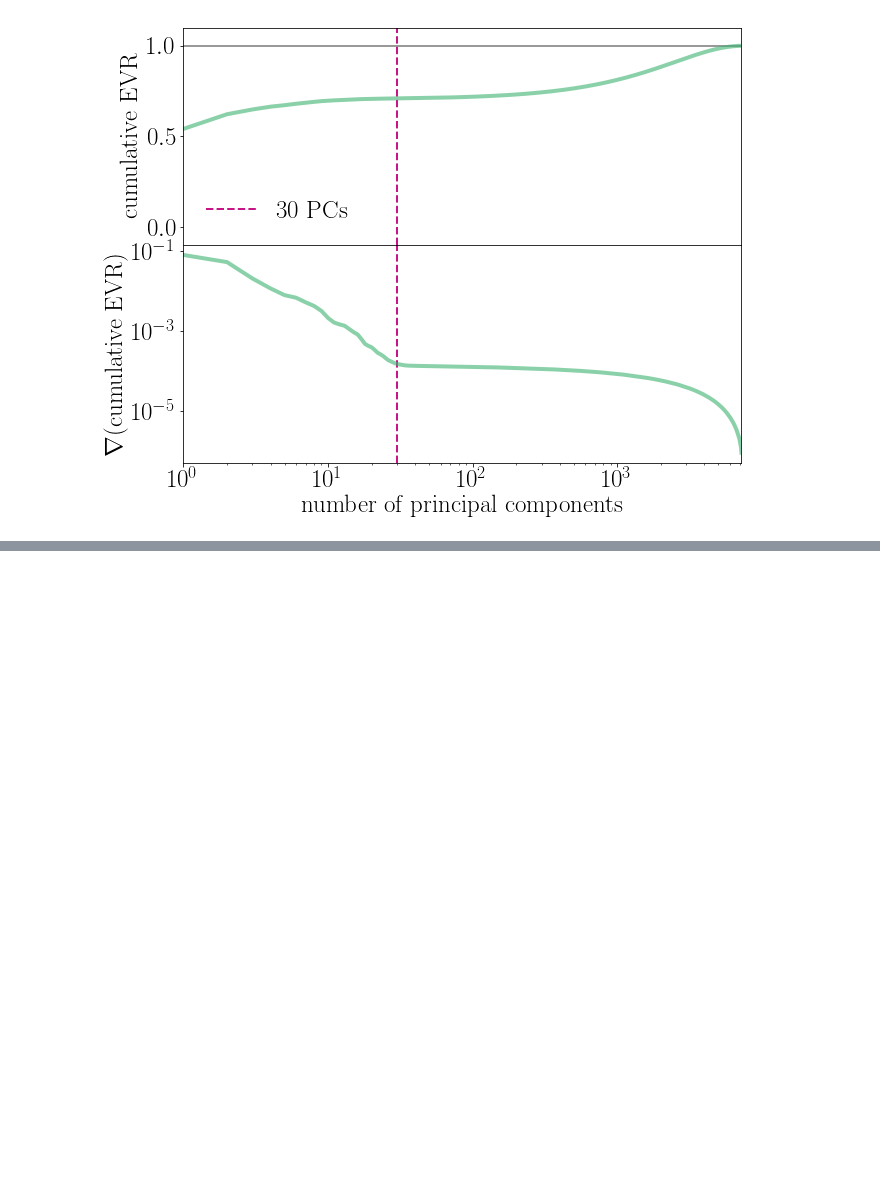
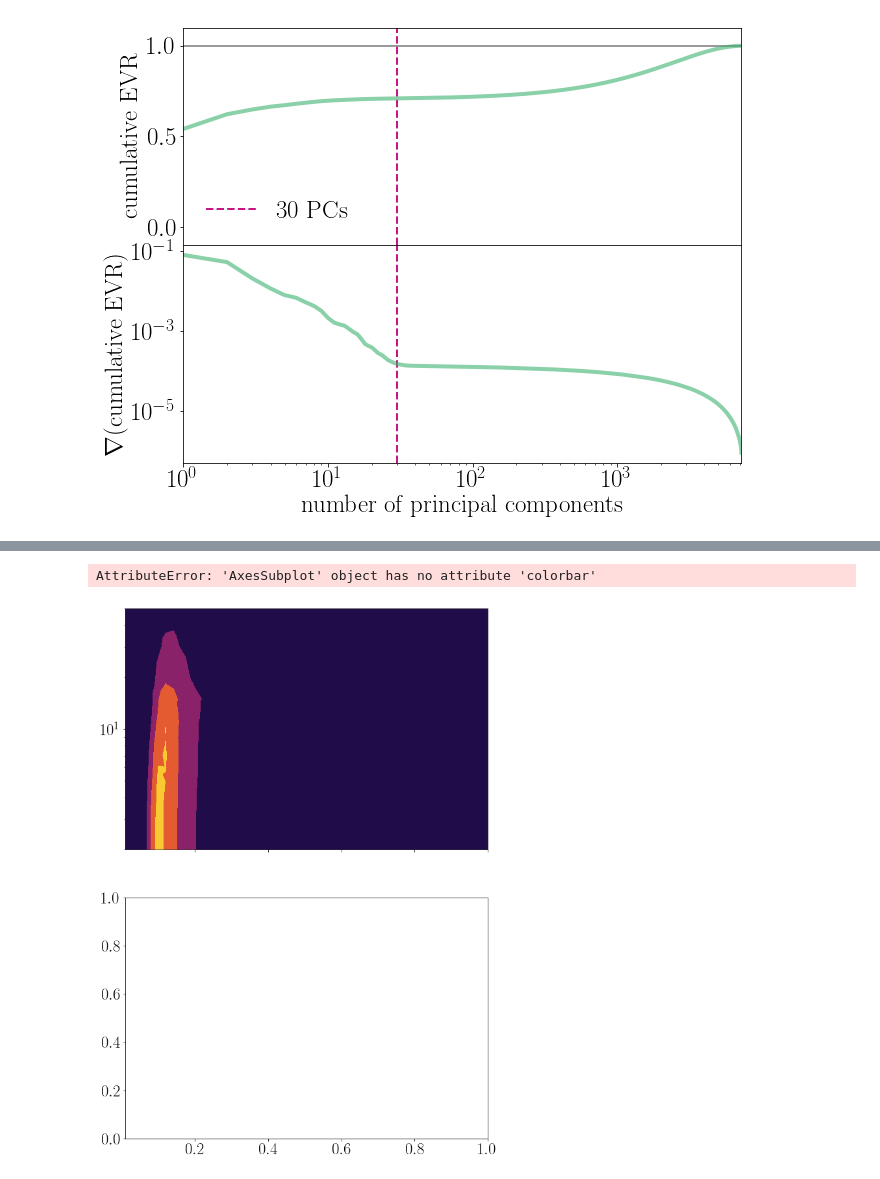
Before and after one commit to npricejones/clustercases, a Jupyter notebook: paper_plots.ipynb, the cells around one changed output, grey strips where cells are left out. Saved outputs shown, nothing was run; the diff lists cells and outputs as text; code cells hidden in the pictures; blank space fills up the shorter version.

```diff
--- a/paper_plots.ipynb
+++ b/paper_plots.ipynb
@@ -325,0 +404,6 @@ plt.savefig('principal_components.pdf')
+# %%
+stamp = '2018-08-22.04.01.21.877459'
+centers = rawdata['center_abundances_{0}'.format(stamp)]
+d = read_results(datatype = 'spec', case = 12,
+                 timestamp = stamp)
+d.read_base_data()
@@ -325,0 +577,64 @@ plt.savefig('principal_components.pdf')
+# %%
+d = read_results(datatype = 'spec', case = 12,
+                 timestamp = '2018-08-21.13.25.56.850111')
+d.read_base_data()
+if not d.allbad:
+    d.generate_average_stats(testnum=10,testsize=15,testeff=0.8,testcom=0.8,iters=100,minmem=15)
+
+bins = 25
+cmap = 'inferno'
+key = 'tabn'
+if '{0}_statsource'.format(key) in dir(d):
+    ss = getattr(d,'{0}_statsource'.format(key))
+    ss = ss.data
+    if any(ss['numc'] > 0.5):
+        params = ss['params']
+        eps = np.array([float(i.split(', ')[0]) for i in params])
+        mins = np.array([int(i.split(', ')[1]) for i in params])
+        mask = ss['numc'] < 0.5
+        ss['numc'][mask] = 0
+        ss['fstd'][:,1][mask] = 0
+        numclevels = np.linspace(0,np.max(ss['numc'])+(np.max(ss['numc'])/bins),bins)
+        levels = np.linspace(0.0,1.01,bins+1)
+        fig, (ax1, ax2) = plt.subplots(2, 1, sharex='col',figsize=(10,15))
+        ax1.set_yscale('log')
+        ax1.set_xscale('log')
+        cb=ax1.tricontourf(eps,mins,ss['numc'], bins,levels=numclevels,cmap=cmap)
+        fig.colorbar(cb,ax=ax1,label='number of clusters found')
+        ax1.set_ylabel(r'$N_{\rm pts}$')
+        ax2.set_yscale('log')
+        ax2.set_xscale('log')
+        cb=ax2.tricontourf(eps,mins,ss['fstd'][:,1], bins,levels=levels,cmap=cmap)
+        fig.colorbar(cb,ax=ax2,label='recovery fraction')
+        ax2.set_ylabel(r'$N_{\rm pts}$')
+        ax2.set_xlabel('f')
+        plt.subplots_adjust(hspace=0.035)
+        plt.savefig('ex_param_find.pdf')
+
+if '{0}_statsource'.format(key) in dir(d):
+    ss = getattr(d,'{0}_statsource'.format(key))
+    ss = ss.data
+    if any(ss['numc'] > 0.5):
+        params = ss['params']
+        eps = np.array([float(i.split(', ')[0]) for i in params])
+        mins = np.array([int(i.split(', ')[1]) for i in params])
+        mask = ss['numc'] < 0.5
+        ss['numc'][mask] = 0
+        ss['fstd'][:,1][mask] = 0
+        numclevels = np.linspace(0,np.max(ss['numc'])+(np.max(ss['numc'])/bins),bins)
+        levels = np.linspace(0.0,1.01,bins+1)
+        fig, (ax1, ax2) = plt.subplots(2, 1, sharex='col',figsize=(10,15))
+        ax1.set_yscale('log')
+        ax1.set_xscale('log')
+        cb=ax1.scatter(eps,mins,c=ss['numc'],cmap=cmap)
+        fig.colorbar(cb,ax=ax1,label='number of clusters found')
+        ax1.set_ylabel(r'$N_{\rm pts}$')
+        ax2.set_yscale('log')
+        ax2.set_xscale('log')
+        cb=ax2.scatter(eps,mins,c=ss['fstd'][:,1],cmap=cmap)
+        fig.colorbar(cb,ax=ax2,label='recovery fraction')
+        ax2.set_ylabel(r'$N_{\rm pts}$')
+        ax2.set_xlabel('f')
+        plt.subplots_adjust(hspace=0.035)
+        plt.savefig('ex_param_find.pdf')
+# %% [output]
@@ -325,0 +656,2 @@ plt.savefig('principal_components.pdf')
+AttributeError: 'AxesSubplot' object has no attribute 'colorbar'
+[figure, added]
```
Also changed, not shown: parts of 17 cells of this notebook.
